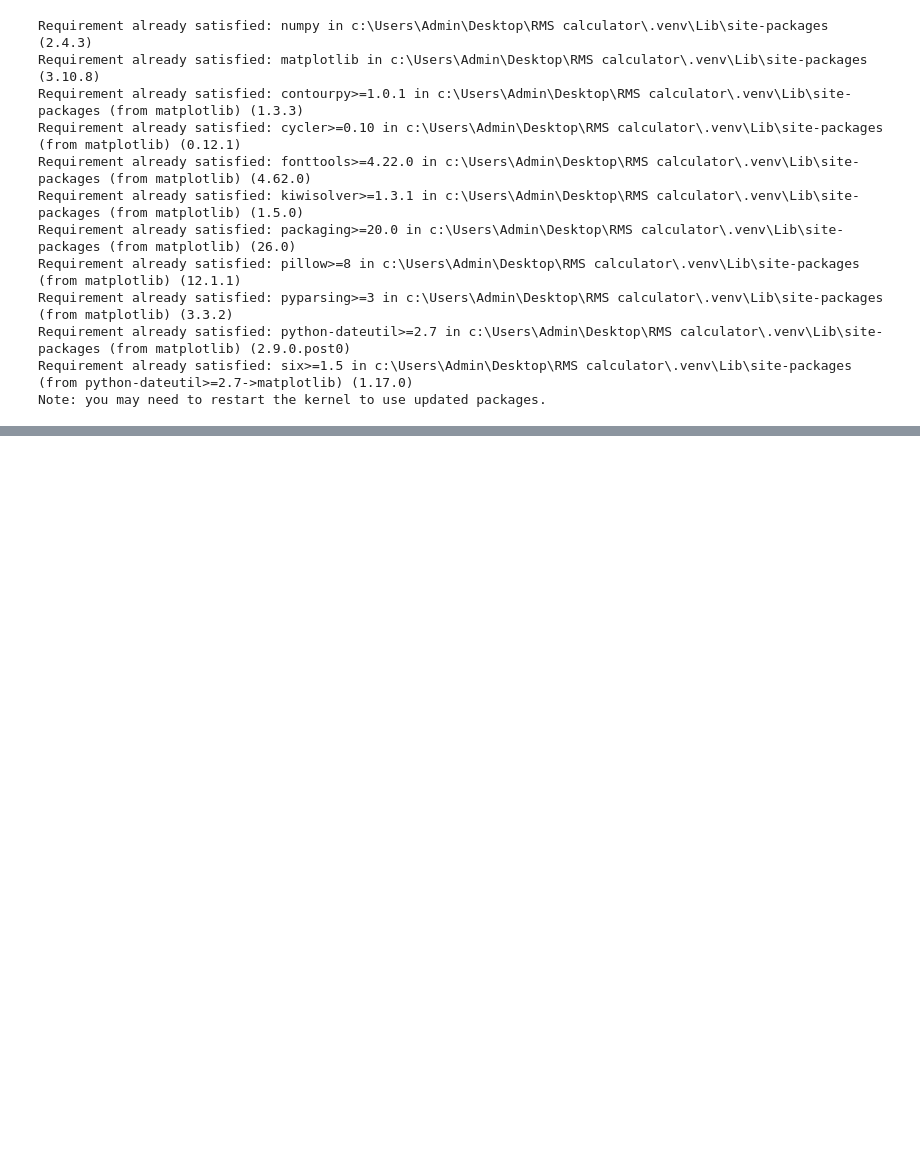
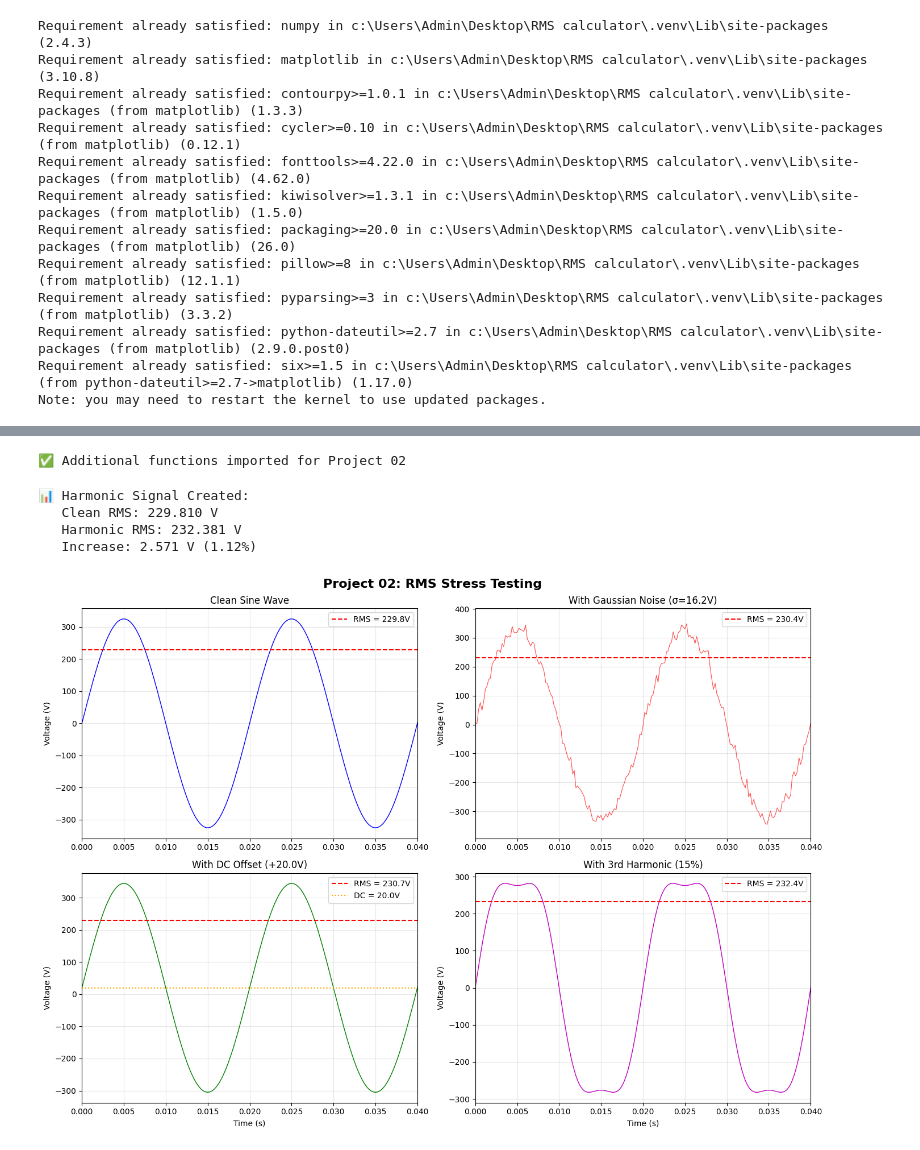
Before and after one commit to Iamhan-e/RMS-Calculator, a Jupyter notebook: notebook/rms_demo.ipynb, the cells around one changed output, grey strips where cells are left out. Cells and saved outputs as stored; diff of their text form; code cells hidden in the pictures; blank space fills up the shorter version.

Commit message:
imported the functions from rms.py and used it for visulalizations

```diff
--- a/notebook/rms_demo.ipynb
+++ b/notebook/rms_demo.ipynb
@@ -128,0 +79,76 @@ plt.show()
+# %%
+
+from src.rms import (
+    add_harmonic,
+    compute_thd,
+    verify_parseval,
+    analyze_snr_impact,
+    detect_frequency,
+    power_quality_analyzer
+)
+
+print("✅ Additional functions imported for Project 02")
+# %% [output]
+✅ Additional functions imported for Project 02
+# %%
+# Create signal with 3rd harmonic (15% amplitude)
+x_harmonic = add_harmonic(x_clean, harmonic_order=3, amplitude_ratio=0.15,
+                          freq_fundamental=f_signal, fs=fs)
+
+rms_harmonic = rms_manual(x_harmonic)
+print(f"\n📊 Harmonic Signal Created:")
+print(f"   Clean RMS: {rms_clean:.3f} V")
+print(f"   Harmonic RMS: {rms_harmonic:.3f} V")
+print(f"   Increase: {rms_harmonic - rms_clean:.3f} V ({(rms_harmonic/rms_clean - 1)*100:.2f}%)")
+# %% [output]
+📊 Harmonic Signal Created:
+   Clean RMS: 229.810 V
+   Harmonic RMS: 232.381 V
+   Increase: 2.571 V (1.12%)
+# %%
+fig, axes = plt.subplots(2, 2, figsize=(14, 10))
+fig.suptitle('Project 02: RMS Stress Testing', fontsize=16, fontweight='bold')
+
+# Top-Left: Clean sine
+axes[0,0].plot(t, x_clean, 'b-', linewidth=1)
+axes[0,0].axhline(y=rms_clean, color='r', linestyle='--', label=f'RMS = {rms_clean:.1f}V')
+axes[0,0].set_title('Clean Sine Wave')
+axes[0,0].set_ylabel('Voltage (V)')
+axes[0,0].legend()
+axes[0,0].grid(True, alpha=0.3)
+axes[0,0].set_xlim(0, 0.04)
+
+# Top-Right: With noise
+axes[0,1].plot(t, x_noise, 'r-', linewidth=0.8, alpha=0.7)
+axes[0,1].axhline(y=rms_noise, color='r', linestyle='--', label=f'RMS = {rms_noise:.1f}V')
+axes[0,1].set_title(f'With Gaussian Noise (σ={sigma:.1f}V)')
+axes[0,1].set_ylabel('Voltage (V)')
+axes[0,1].legend()
+axes[0,1].grid(True, alpha=0.3)
+axes[0,1].set_xlim(0, 0.04)
+
+# Bottom-Left: With DC offset
+axes[1,0].plot(t, x_offset, 'g-', linewidth=1)
+axes[1,0].axhline(y=rms_offset, color='r', linestyle='--', label=f'RMS = {rms_offset:.1f}V')
+axes[1,0].axhline(y=Vdc, color='orange', linestyle=':', label=f'DC = {Vdc}V')
+axes[1,0].set_title(f'With DC Offset (+{Vdc}V)')
+axes[1,0].set_xlabel('Time (s)')
+axes[1,0].set_ylabel('Voltage (V)')
+axes[1,0].legend()
+axes[1,0].grid(True, alpha=0.3)
+axes[1,0].set_xlim(0, 0.04)
+
+# Bottom-Right: With harmonic
+axes[1,1].plot(t, x_harmonic, 'm-', linewidth=1)
+axes[1,1].axhline(y=rms_harmonic, color='r', linestyle='--', label=f'RMS = {rms_harmonic:.1f}V')
+axes[1,1].set_title('With 3rd Harmonic (15%)')
+axes[1,1].set_xlabel('Time (s)')
+axes[1,1].set_ylabel('Voltage (V)')
+axes[1,1].legend()
+axes[1,1].grid(True, alpha=0.3)
+axes[1,1].set_xlim(0, 0.04)
+
+plt.tight_layout()
+plt.show()
+# %% [output]
+[figure, added]
```
Also changed, not shown: parts of 8 cells of this notebook.
